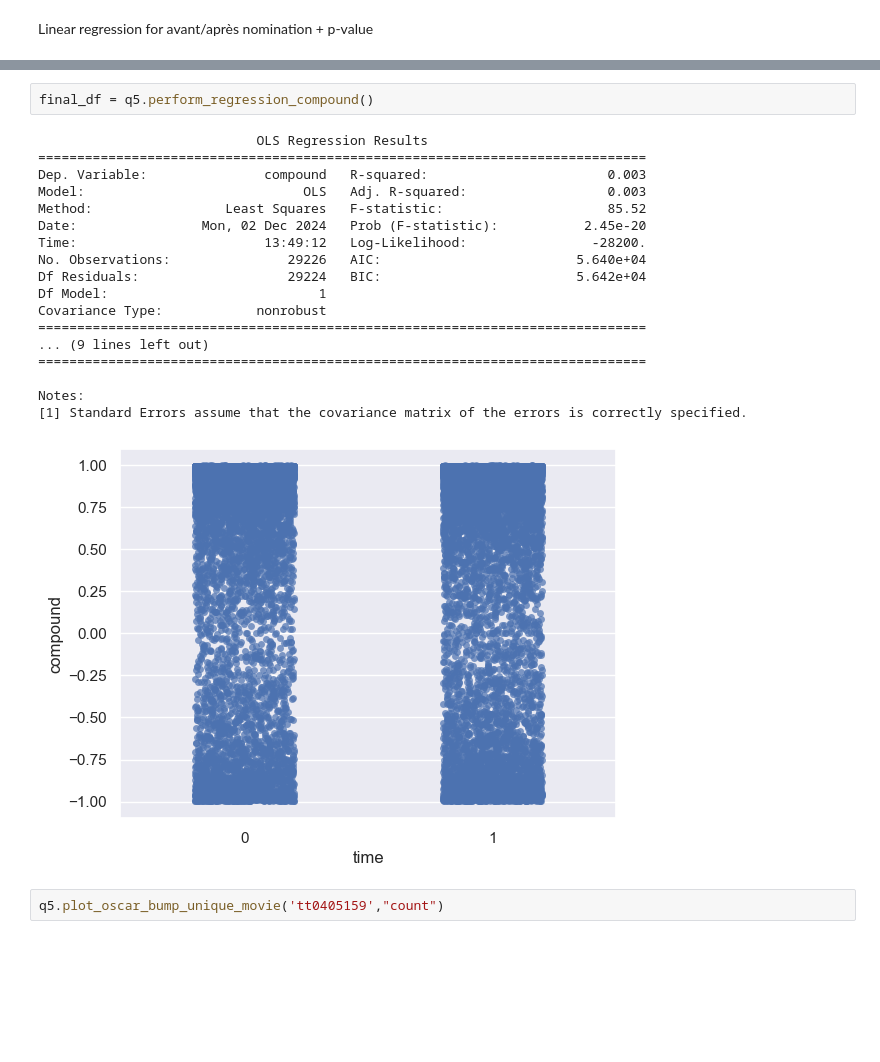
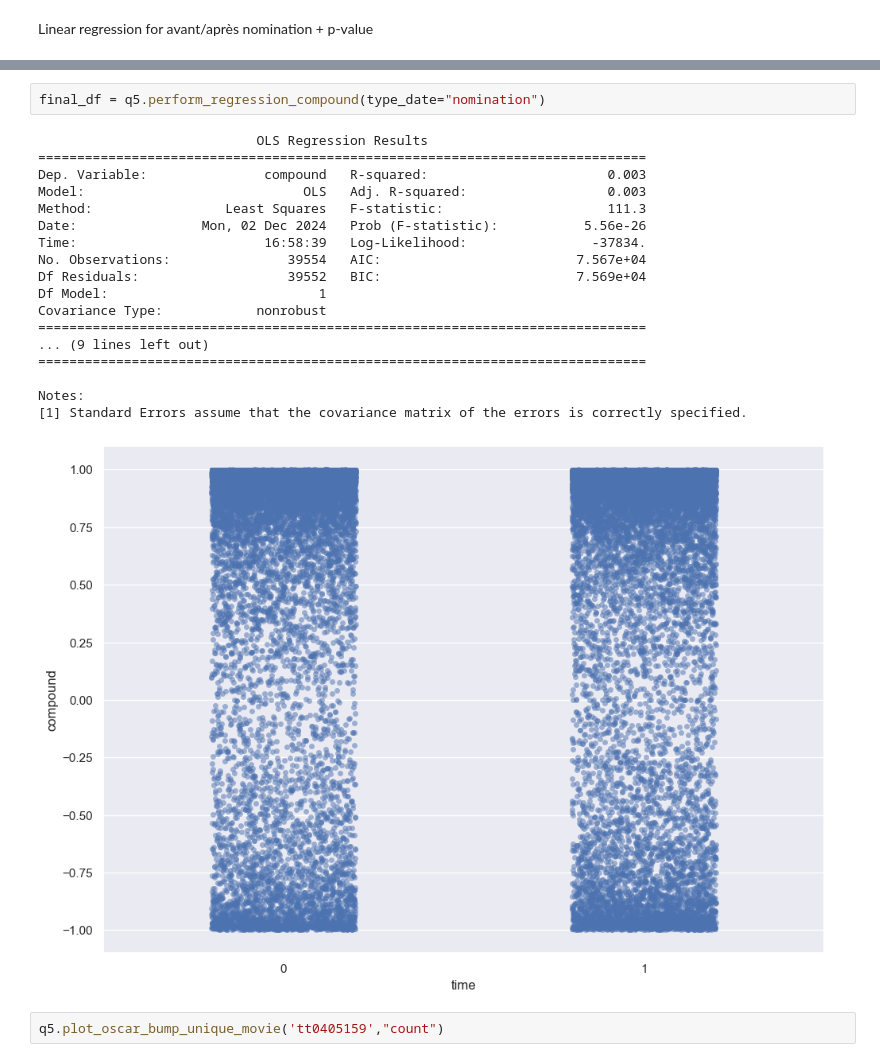
Before and after one commit to epfl-ada/ada-2024-project-badaboum, a Jupyter notebook: results_question_5.ipynb, the cells around one changed output, grey strips where cells are left out. Saved outputs shown, nothing was run; the diff lists cells and outputs as text; blank space fills up the shorter version.

```diff
--- a/results_question_5.ipynb
+++ b/results_question_5.ipynb
@@ -136,24 +136,24 @@ Notes:
 # %%
-final_df = q5.perform_regression_compound()
+final_df = q5.perform_regression_compound(type_date="nomination")
 # %% [output]
                             OLS Regression Results
 ==============================================================================
 Dep. Variable:               compound   R-squared:                       0.003
 Model:                            OLS   Adj. R-squared:                  0.003
-Method:                 Least Squares   F-statistic:                     85.52
-Date:                Mon, 02 Dec 2024   Prob (F-statistic):           2.45e-20
-Time:                        13:49:12   Log-Likelihood:                -28200.
-No. Observations:               29226   AIC:                         5.640e+04
-Df Residuals:                   29224   BIC:                         5.642e+04
+Method:                 Least Squares   F-statistic:                     111.3
+Date:                Mon, 02 Dec 2024   Prob (F-statistic):           5.56e-26
+Time:                        16:58:39   Log-Likelihood:                -37834.
+No. Observations:               39554   AIC:                         7.567e+04
+Df Residuals:                   39552   BIC:                         7.569e+04
 Df Model:                           1
 Covariance Type:            nonrobust
 ==============================================================================
 ... (9 lines left out)
 ==============================================================================
 
 Notes:
 [1] Standard Errors assume that the covariance matrix of the errors is correctly specified.
-[figure, old version]
+[figure, new version]
 # %%
 q5.plot_oscar_bump_unique_movie('tt0405159',"count")
 # %% [output]
```
Also changed, not shown: parts of 5 cells of this notebook, 1 other file.
